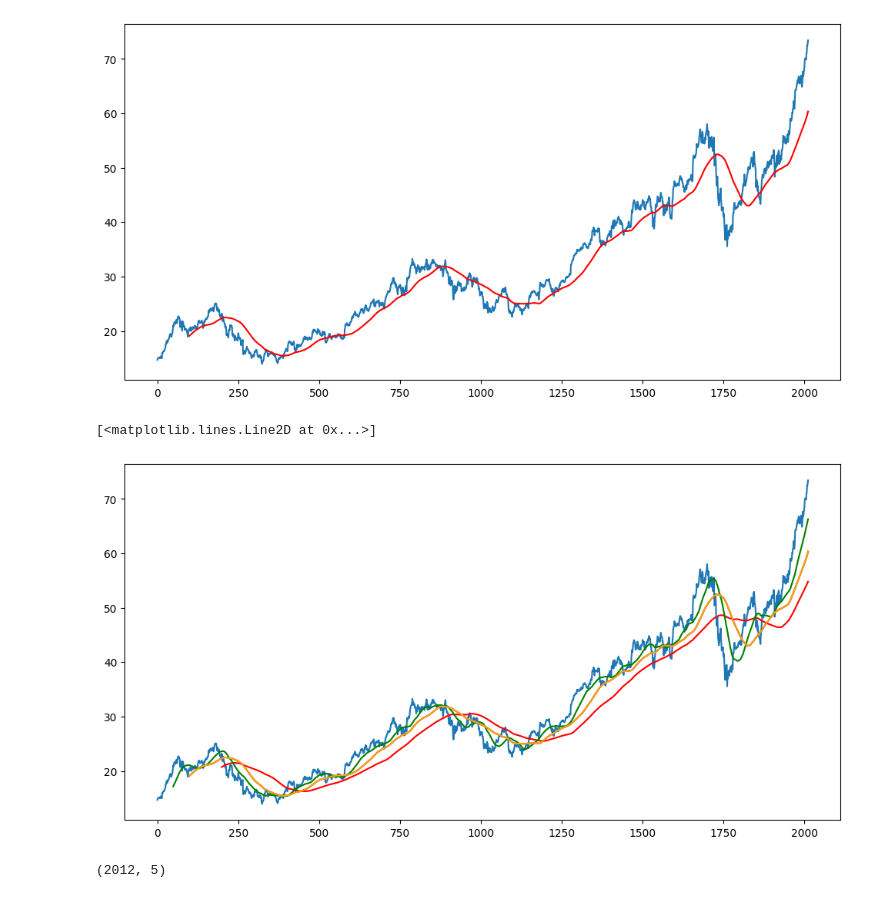
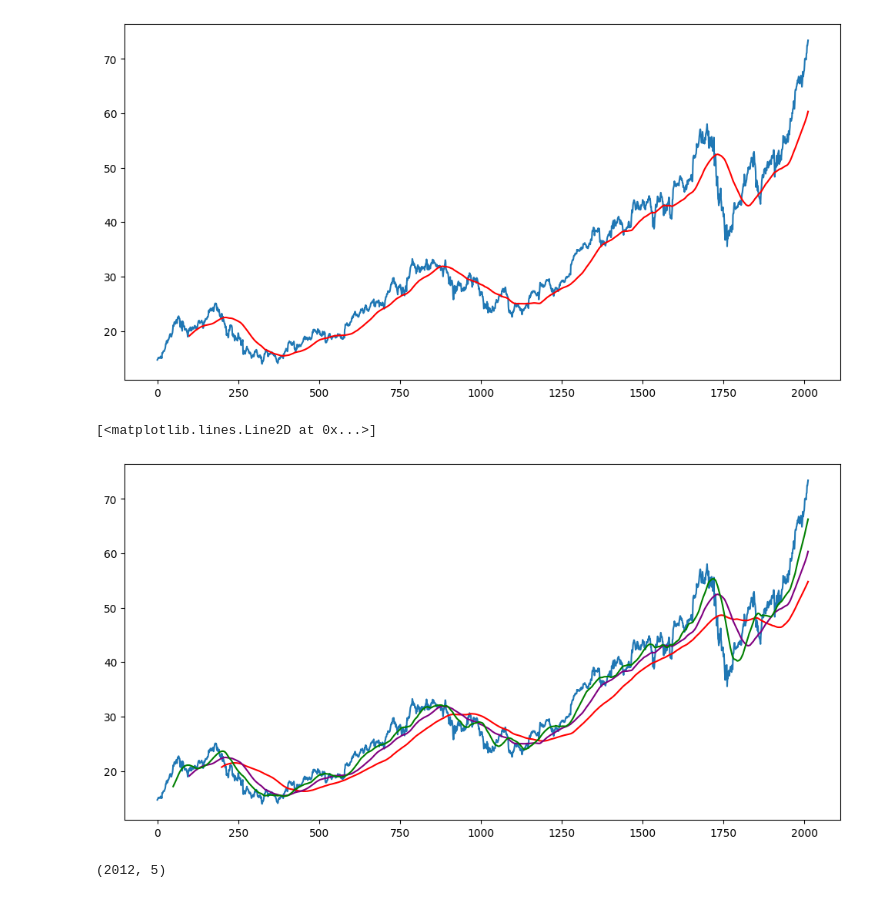
Before and after one commit to Underemployed/Python-Stock-Trend-Prediction, a Jupyter notebook: ue/underemployed/LTSM Model.ipynb, the cells around one changed output. Cells and saved outputs as stored; diff of their text form; code cells hidden in the pictures.

```diff
--- a/ue/underemployed/LTSM Model.ipynb
+++ b/ue/underemployed/LTSM Model.ipynb
@@ -99,13 +99,12 @@ plt.plot(ma100,'r')
 # %%
 plt.figure(figsize=(12,6))
 plt.plot(df.Close)
 plt.plot(ma200,'red')
-plt.plot(ma100,'black')
+plt.plot(ma100,'purple')
 plt.plot(ma50,'green')
-plt.plot(ma20,'orange')
 # %% [output]
 [<matplotlib.lines.Line2D at 0x...>]
-[figure, old version]
+[figure, new version]
 # %%
 df.shape
 # %% [output]
```
Also changed, not shown: parts of 10 cells of this notebook, 1 other file.
